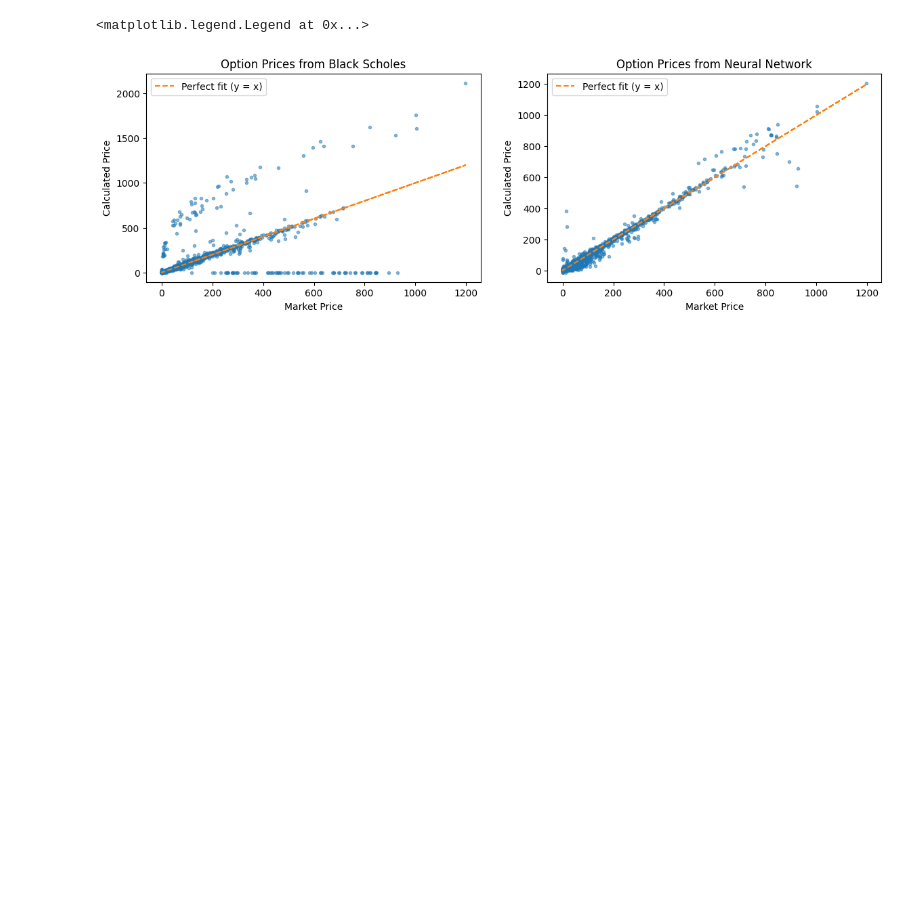
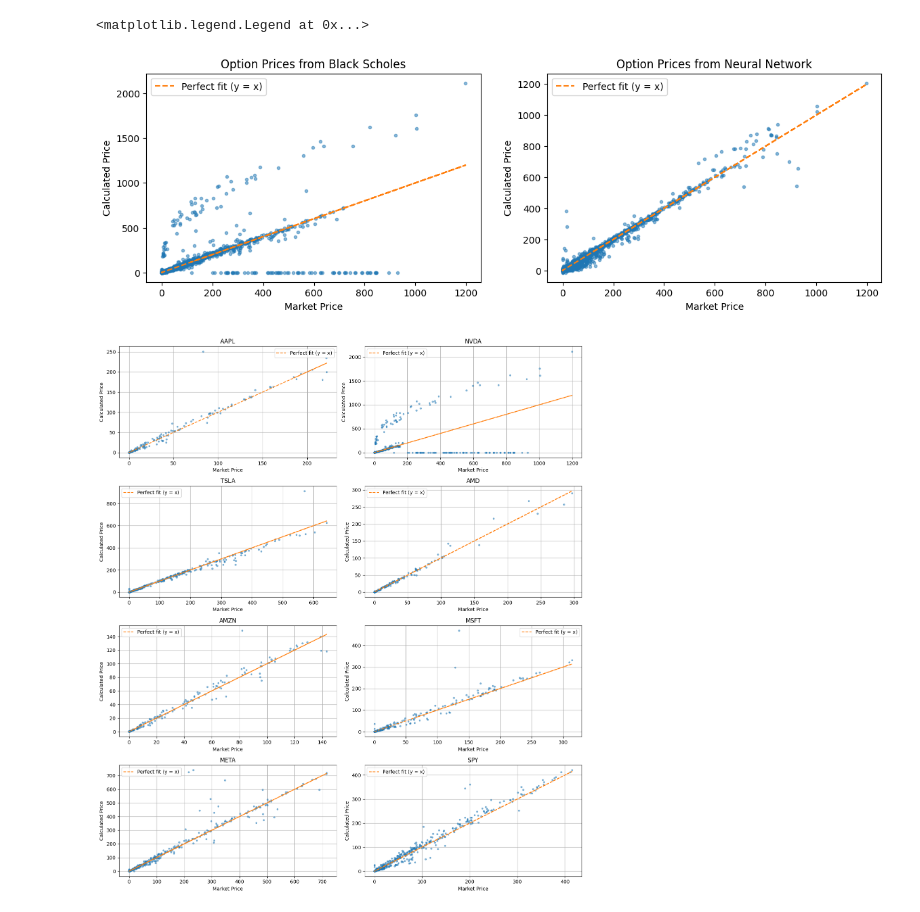
Before and after one commit to haveeshS/OptionPricing-DeepLearning-BlackScholes, a Jupyter notebook: optionpricing_model_compare1.ipynb, the cells around one changed output. Cells and saved outputs as stored; diff of their text form; code cells hidden in the pictures; blank space fills up the shorter version.

```diff
--- a/optionpricing_model_compare1.ipynb
+++ b/optionpricing_model_compare1.ipynb
@@ -6,9 +6,10 @@ import numpy as np
 test_df = pd.read_csv("test_data_options.csv")
 
 target_col = "lastPrice"
+ticker_col = "stockTicker"
 
 Y_test = test_df[[target_col]]
-X_test = test_df.drop(columns=[target_col])
+X_test = test_df.drop(columns=[target_col, ticker_col])
 # %%
 from tensorflow import keras
 
@@ -80,3 +79,24 @@ ax.legend()
 # %% [output]
 <matplotlib.legend.Legend at 0x...>
 [figure]
+# %%
+tickers = ["AAPL","NVDA","TSLA","AMD","AMZN","MSFT","META","SPY"]
+
+fig, axes = plt.subplots(4, 2, figsize=(14, 16))
+axes = axes.flatten()  # Flatten to easily index with a loop
+
+for i, ticker in enumerate(tickers):
+    ax = axes[i]
+    df = test_df[test_df["stockTicker"] == ticker]
+
+    ax.plot(df.loc[:,"lastPrice"], df.loc[:,"calculated_price_BS"], ".",alpha=0.5)
+    ax.plot(df["lastPrice"], df["lastPrice"], "--", label="Perfect fit (y = x)")
+    ax.set_title(f"{ticker}")
+    ax.set_xlabel("Market Price")
+    ax.set_ylabel("Calculated Price")
+    ax.legend()
+    ax.grid(True)
+
+plt.tight_layout()
+# %% [output]
+[figure, added]
```
Also changed, not shown: parts of 6 cells of this notebook, 2 other files.
